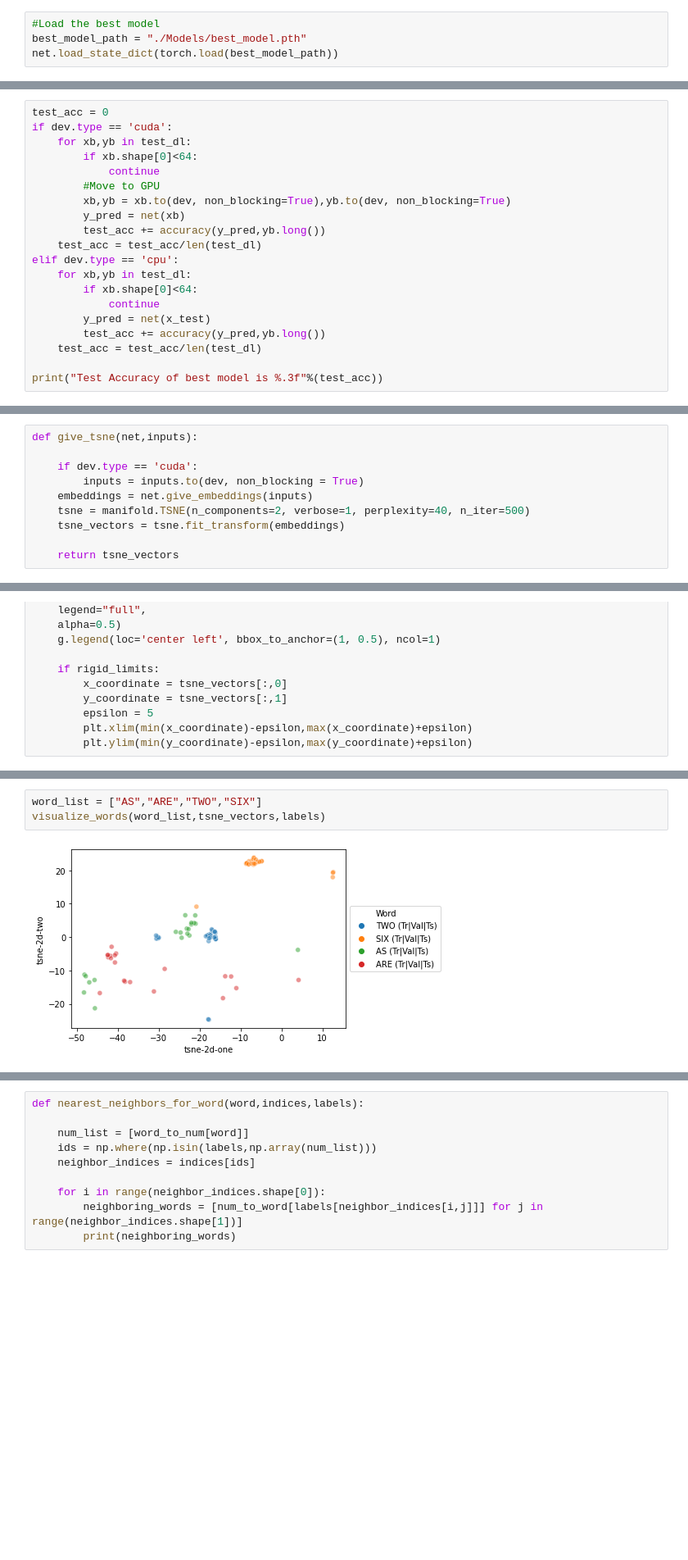
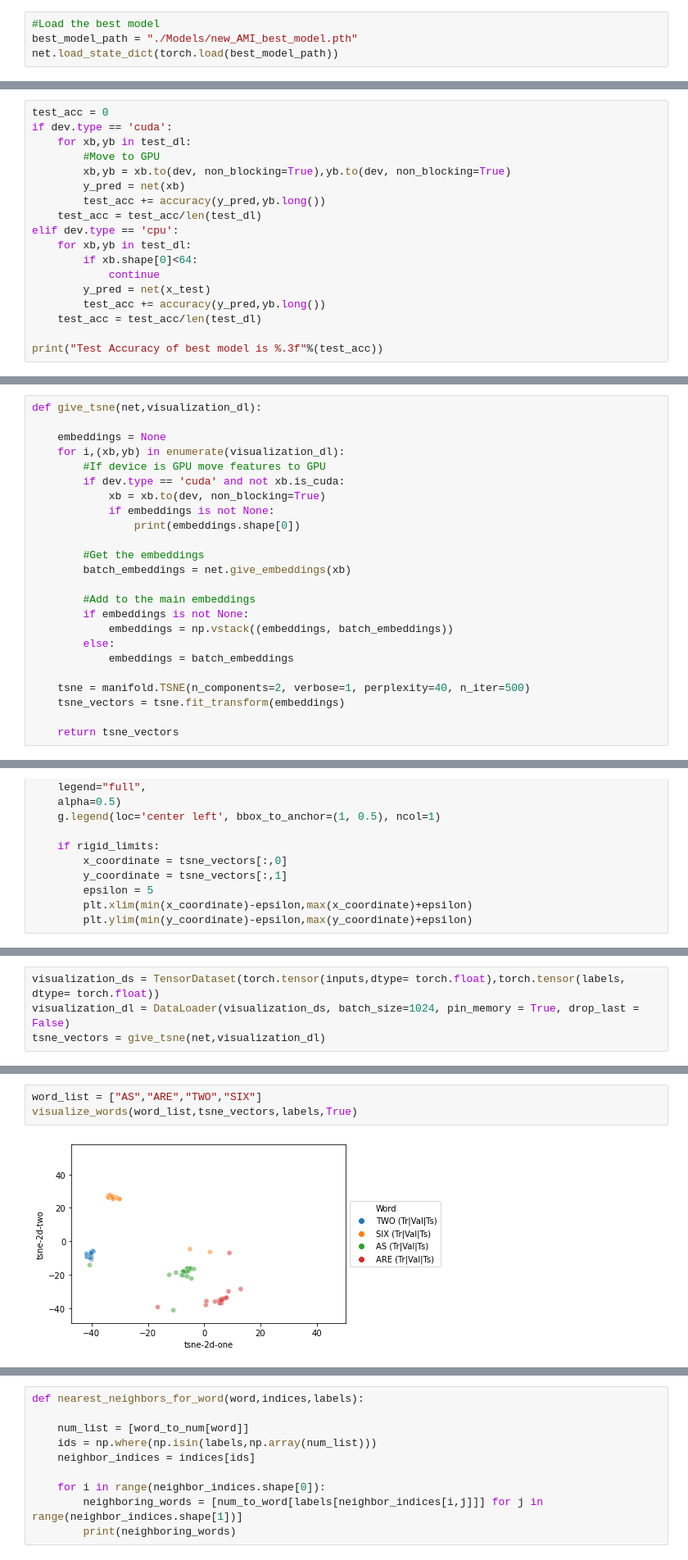
Before and after one commit to jayeshmahapatra/acoustic_word_embeddings, a Jupyter notebook: Simple CNN AWE.ipynb, the cells around one changed output, grey strips where cells are left out. Shown at 82% size. Saved outputs shown, nothing was run; the diff lists cells and outputs as text; blank space fills up the shorter version.

Commit message:
New Models and Evaluation function

```diff
--- a/Simple CNN AWE.ipynb
+++ b/Simple CNN AWE.ipynb
@@ -441,6 +635,6 @@ Not training the model
 # %%
 #Load the best model
-best_model_path = "./Models/best_model.pth"
+best_model_path = "./Models/new_AMI_best_model.pth"
 net.load_state_dict(torch.load(best_model_path))
 # %% [output]
 <All keys matched successfully>
@@ -452,8 +642,6 @@ True
 test_acc = 0
 if dev.type == 'cuda':
     for xb,yb in test_dl:
-        if xb.shape[0]<64:
-            continue
         #Move to GPU
         xb,yb = xb.to(dev, non_blocking=True),yb.to(dev, non_blocking=True)
         y_pred = net(xb)
@@ -482,9 +775,23 @@ test_words = set([num_to_word[y_test[i].item()] for i in range(y_test.shape[0])]
 # %%
-def give_tsne(net,inputs):
+def give_tsne(net,visualization_dl):
 
-    if dev.type == 'cuda':
-        inputs = inputs.to(dev, non_blocking = True)
-    embeddings = net.give_embeddings(inputs)
+    embeddings = None
+    for i,(xb,yb) in enumerate(visualization_dl):
+        #If device is GPU move features to GPU
+        if dev.type == 'cuda' and not xb.is_cuda:
+            xb = xb.to(dev, non_blocking=True)
+            if embeddings is not None:
+                print(embeddings.shape[0])
+
+        #Get the embeddings
+        batch_embeddings = net.give_embeddings(xb)
+
+        #Add to the main embeddings
+        if embeddings is not None:
+            embeddings = np.vstack((embeddings, batch_embeddings))
+        else:
+            embeddings = batch_embeddings
+
     tsne = manifold.TSNE(n_components=2, verbose=1, perplexity=40, n_iter=500)
     tsne_vectors = tsne.fit_transform(embeddings)
 
@@ -547,0 +842,4 @@ tsne_vectors = give_tsne(net,torch.tensor(inputs,dtype=torch.float))
+# %%
+visualization_ds = TensorDataset(torch.tensor(inputs,dtype= torch.float),torch.tensor(labels, dtype= torch.float))
+visualization_dl = DataLoader(visualization_ds, batch_size=1024, pin_memory = True, drop_last = False)
+tsne_vectors = give_tsne(net,visualization_dl)
@@ -562,8 +874,8 @@ visualize_words(word_list,tsne_vectors,labels)
 # %%
 word_list = ["AS","ARE","TWO","SIX"]
-visualize_words(word_list,tsne_vectors,labels)
+visualize_words(word_list,tsne_vectors,labels,True)
 # %% [output]
-[figure, old version]
+[figure, new version]
 # %%
 word_list = ["DEALERS","DEALS","BACK"]
 visualize_words(word_list,tsne_vectors,labels,True)
```
Also changed, not shown: parts of 76 cells of this notebook, 2 other files.
